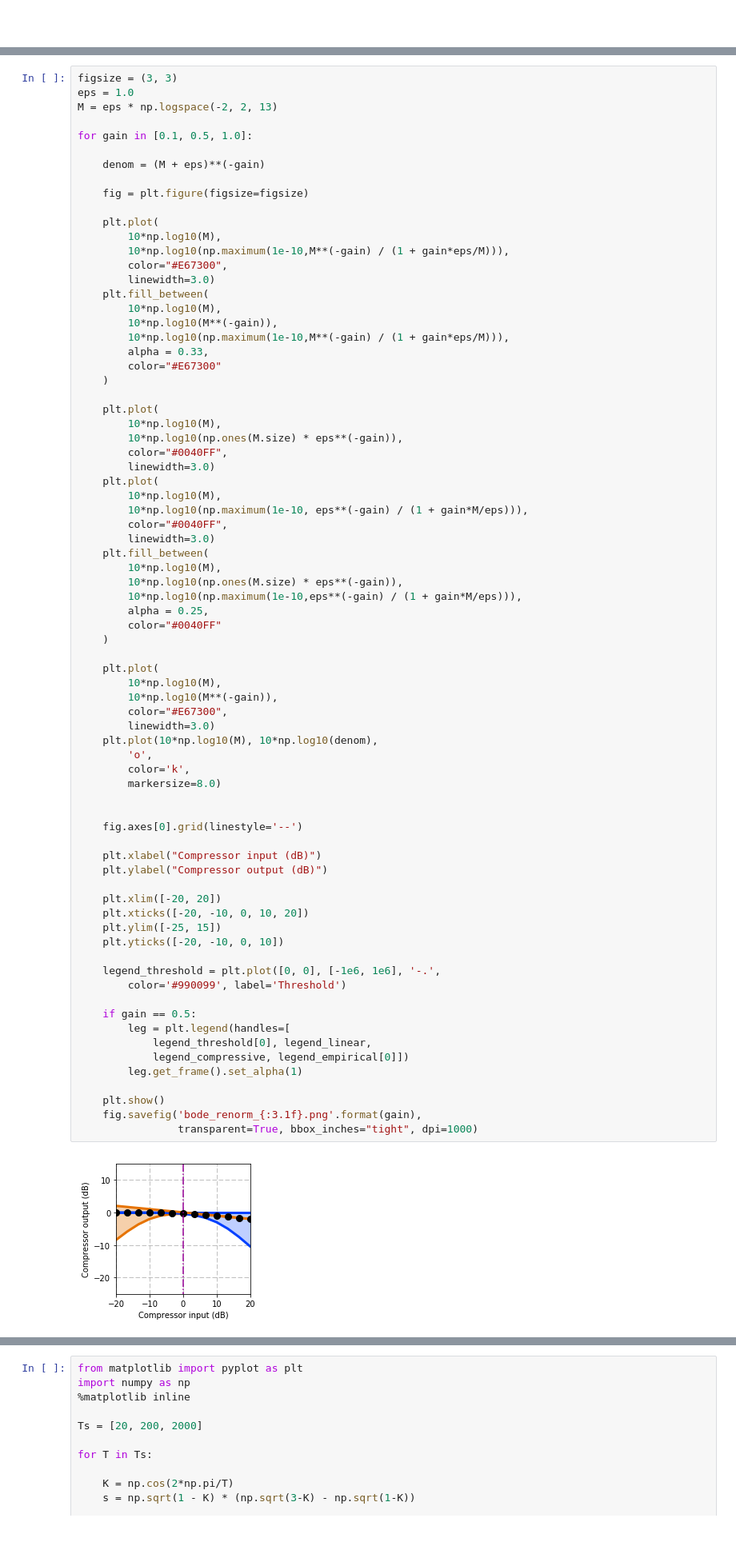
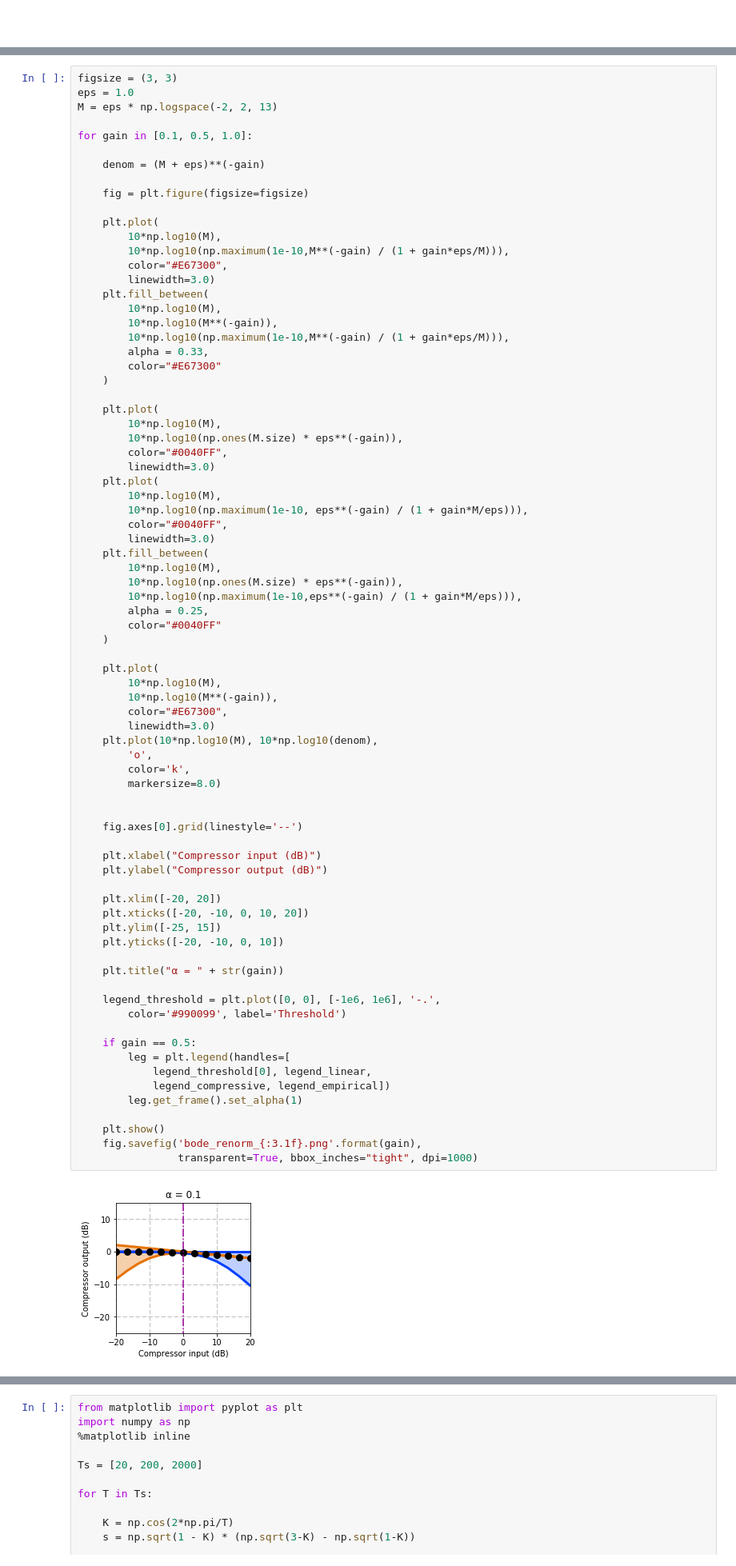
Before and after one commit to BirdVox/lostanlen_spl2018, a Jupyter notebook: pcen_asymptotics.ipynb, the cells around one changed output, grey strips where cells are left out. Shown: that part at 80% size. Saved outputs shown, nothing was run; the diff lists cells and outputs as text; blank space fills up the shorter version.

```diff
--- a/pcen_asymptotics.ipynb
+++ b/pcen_asymptotics.ipynb
@@ -168,32 +168,34 @@ for gain in [0.1, 0.5, 1.0]:
         color="#E67300",
         linewidth=3.0)
     plt.plot(10*np.log10(M), 10*np.log10(denom),
         'o',
         color='k',
         markersize=8.0)
 
 
     fig.axes[0].grid(linestyle='--')
 
     plt.xlabel("Compressor input (dB)")
     plt.ylabel("Compressor output (dB)")
 
     plt.xlim([-20, 20])
     plt.xticks([-20, -10, 0, 10, 20])
     plt.ylim([-25, 15])
     plt.yticks([-20, -10, 0, 10])
 
+    plt.title("α = " + str(gain))
+
     legend_threshold = plt.plot([0, 0], [-1e6, 1e6], '-.',
         color='#990099', label='Threshold')
 
     if gain == 0.5:
         leg = plt.legend(handles=[
             legend_threshold[0], legend_linear,
-            legend_compressive, legend_empirical[0]])
+            legend_compressive, legend_empirical])
         leg.get_frame().set_alpha(1)
 
     plt.show()
     fig.savefig('bode_renorm_{:3.1f}.png'.format(gain),
                 transparent=True, bbox_inches="tight", dpi=1000)
 # %% [output]
-[figure, old version]
+[figure, new version]
```
Also changed, not shown: parts of 7 cells of this notebook, 6 other files.
